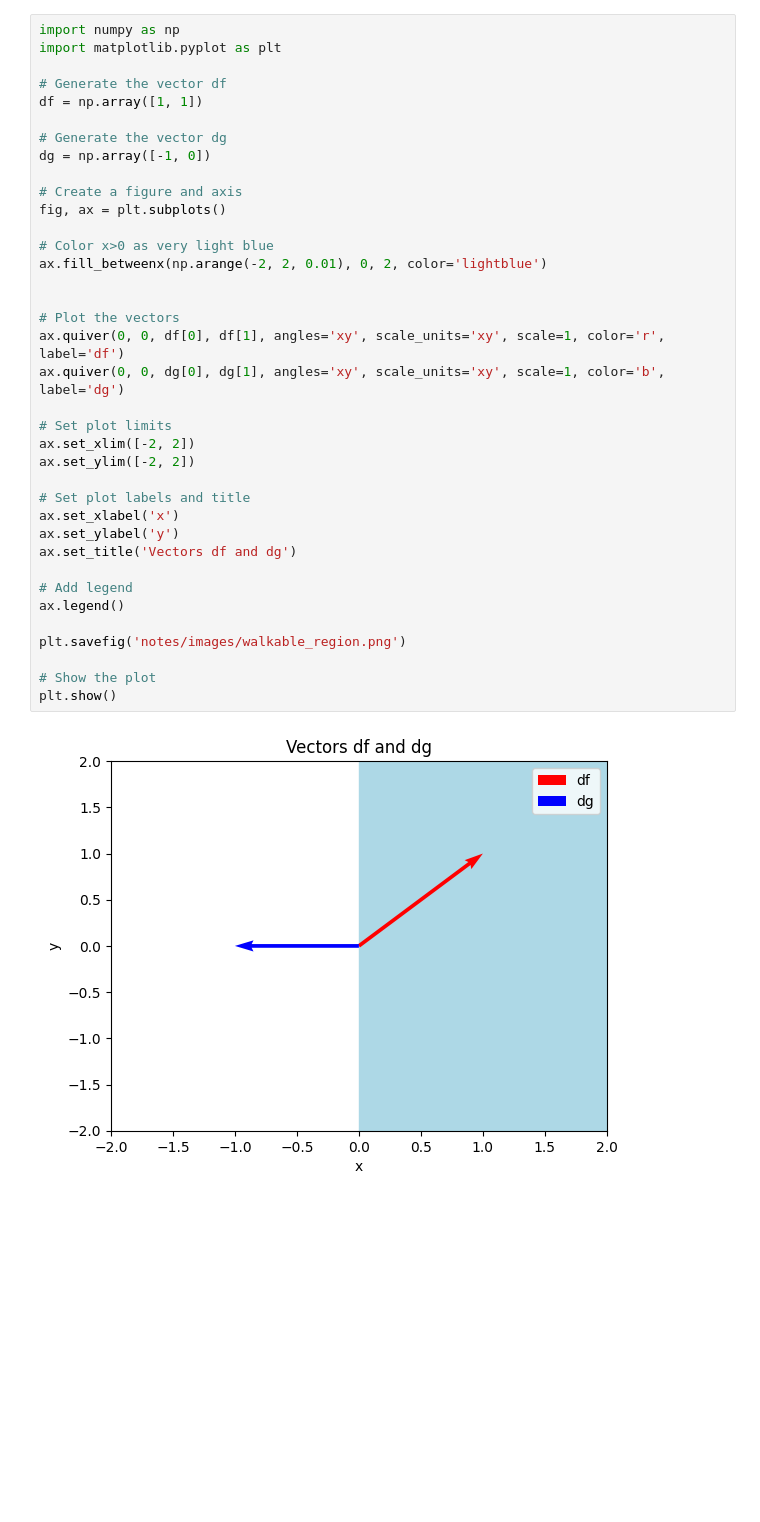
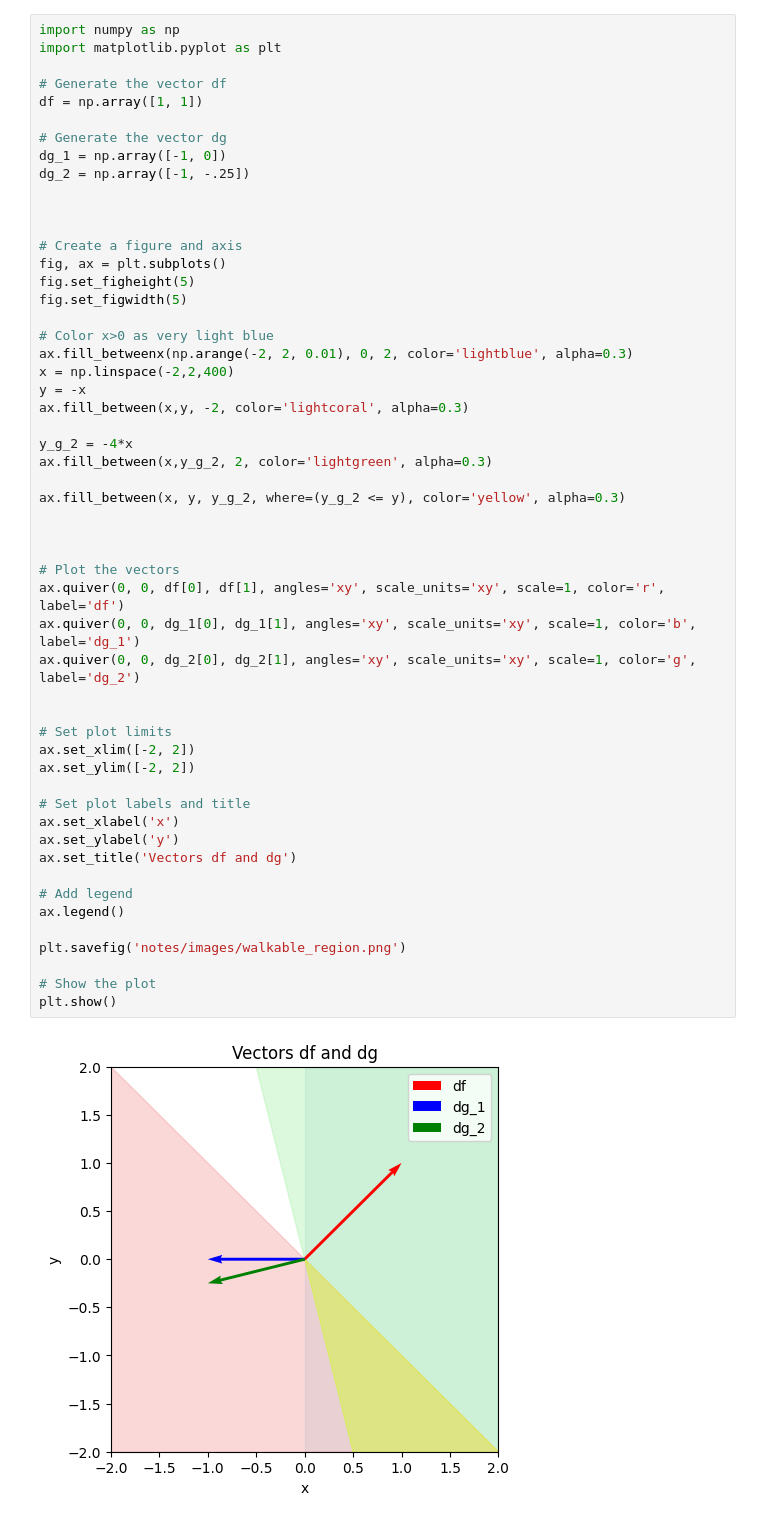
Before and after one commit to Hansespinosa2/Fall2024OR3, a Jupyter notebook: working_notebook.ipynb, the cells around one changed output. Saved outputs shown, nothing was run; the diff lists cells and outputs as text; blank space fills up the shorter version.

Commit message:
Add nice walkable region graph

```diff
--- a/working_notebook.ipynb
+++ b/working_notebook.ipynb
@@ -170,34 +170,50 @@ import matplotlib.pyplot as plt
 df = np.array([1, 1])
 
 # Generate the vector dg
-dg = np.array([-1, 0])
+dg_1 = np.array([-1, 0])
+dg_2 = np.array([-1, -.25])
+
+
 
 # Create a figure and axis
 fig, ax = plt.subplots()
+fig.set_figheight(5)
+fig.set_figwidth(5)
 
 # Color x>0 as very light blue
-ax.fill_betweenx(np.arange(-2, 2, 0.01), 0, 2, color='lightblue')
+ax.fill_betweenx(np.arange(-2, 2, 0.01), 0, 2, color='lightblue', alpha=0.3)
+x = np.linspace(-2,2,400)
+y = -x
+ax.fill_between(x,y, -2, color='lightcoral', alpha=0.3)
+
+y_g_2 = -4*x
+ax.fill_between(x,y_g_2, 2, color='lightgreen', alpha=0.3)
+
+ax.fill_between(x, y, y_g_2, where=(y_g_2 <= y), color='yellow', alpha=0.3)
+
 
 
 # Plot the vectors
 ax.quiver(0, 0, df[0], df[1], angles='xy', scale_units='xy', scale=1, color='r', label='df')
-ax.quiver(0, 0, dg[0], dg[1], angles='xy', scale_units='xy', scale=1, color='b', label='dg')
+ax.quiver(0, 0, dg_1[0], dg_1[1], angles='xy', scale_units='xy', scale=1, color='b', label='dg_1')
+ax.quiver(0, 0, dg_2[0], dg_2[1], angles='xy', scale_units='xy', scale=1, color='g', label='dg_2')
+
 
 # Set plot limits
 ax.set_xlim([-2, 2])
 ax.set_ylim([-2, 2])
 
 # Set plot labels and title
 ax.set_xlabel('x')
 ax.set_ylabel('y')
 ax.set_title('Vectors df and dg')
 
 # Add legend
 ax.legend()
 
 plt.savefig('notes/images/walkable_region.png')
 
 # Show the plot
 plt.show()
 # %% [output]
-[figure, old version]
+[figure, new version]
```
Also changed, not shown: 8 other files.
